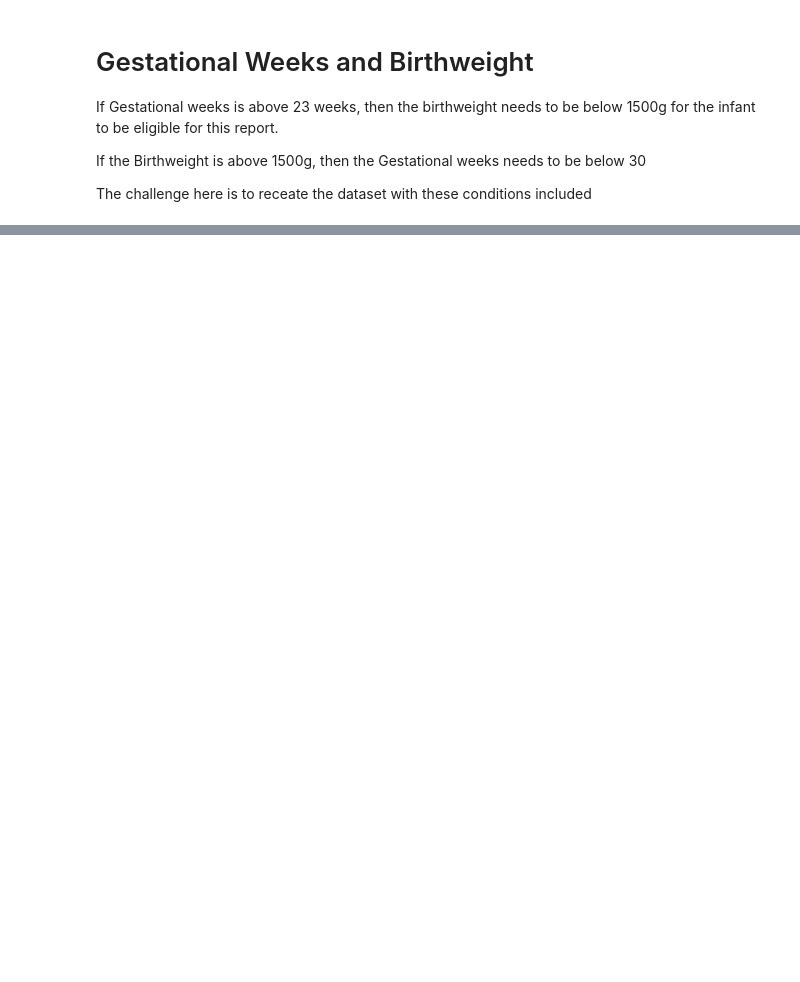
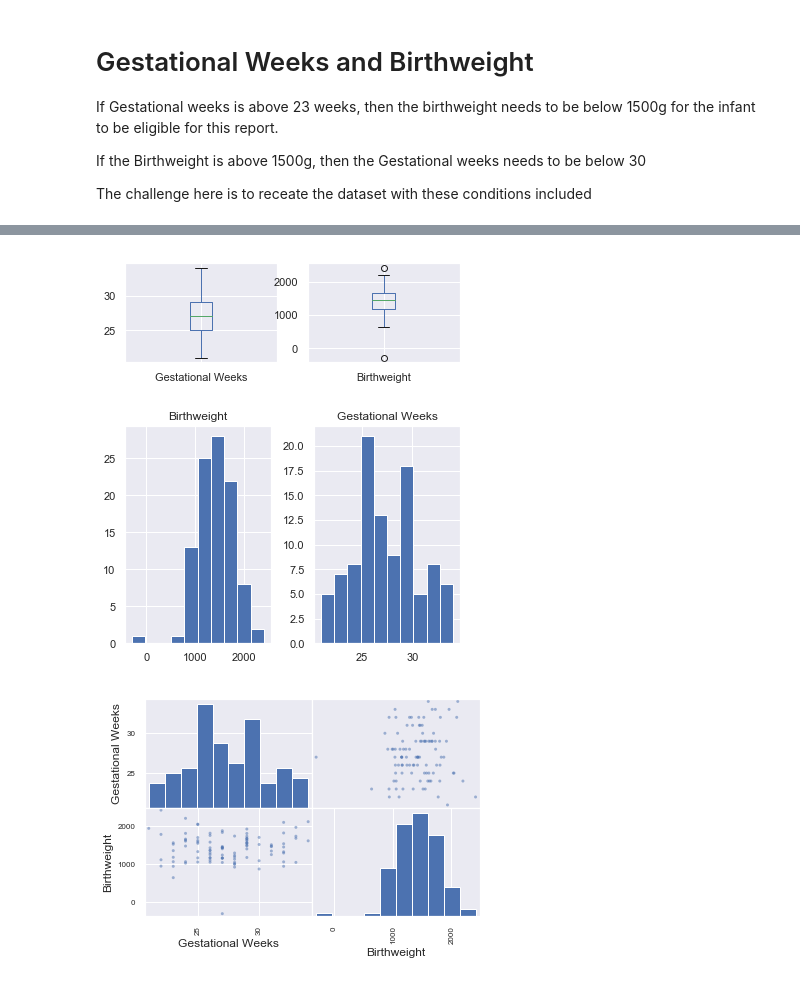
Before and after one commit to ClaireDrummond/Programming-Project-2018, a Jupyter notebook: Model and Synthesize data using Python.ipynb, the cells around one changed output, grey strips where cells are left out. Cells and saved outputs as stored; diff of their text form; code cells hidden in the pictures; blank space fills up the shorter version.

```diff
--- a/Model and Synthesize data using Python.ipynb
+++ b/Model and Synthesize data using Python.ipynb
@@ -430,5 +430,15 @@ bw_condition
 # Populating the Dataset
 # using my trial and error example above, I have used this structure to create the dataset
 
-df = pd.DataFrame({"Gestational Weeks" : gw_condition, "Birthweight" : bw, "Sex" : s, "Congenital Anomaly" : ca, "Disposition" : dip})
-df
+
+
+
+#conditions = [
+    #(df['gw'] == 'gw_condition') & (df['Type'] == 'A'),
+    #(df['Set'] == 'Z') & (df['Type'] == 'B'),
+    #(df['Type'] == 'B')]
+#choices = ['yellow', 'blue', 'purple']
+#df['color'] = np.select(conditions, choices, default='black')
+
+
+#unfortunately I wasnt successful at generating a dataframe with these conditions attached.
@@ -492,0 +562,20 @@ plt.ylabel("No. of Infants")
+# %%
+# Plotting for each 'sub dataframe'
+# Frist an overall look at the Master DF
+# ref: https://github.com/ClaireDrummond/GMITProject2018/blob/master/Graphs.py
+from pandas.plotting import scatter_matrix
+# box plots
+df.plot(kind='box', subplots=True, layout=(2,2), sharex=False, sharey=False)
+plt.show()
+
+# histograms
+df.hist()
+plt.show()
+
+#scatter plot matrix
+scatter_matrix(df)
+plt.show()
+# %% [output]
+[figure, added]
+[figure, added]
+[figure, added]
```
Also changed, not shown: parts of 54 cells of this notebook.
